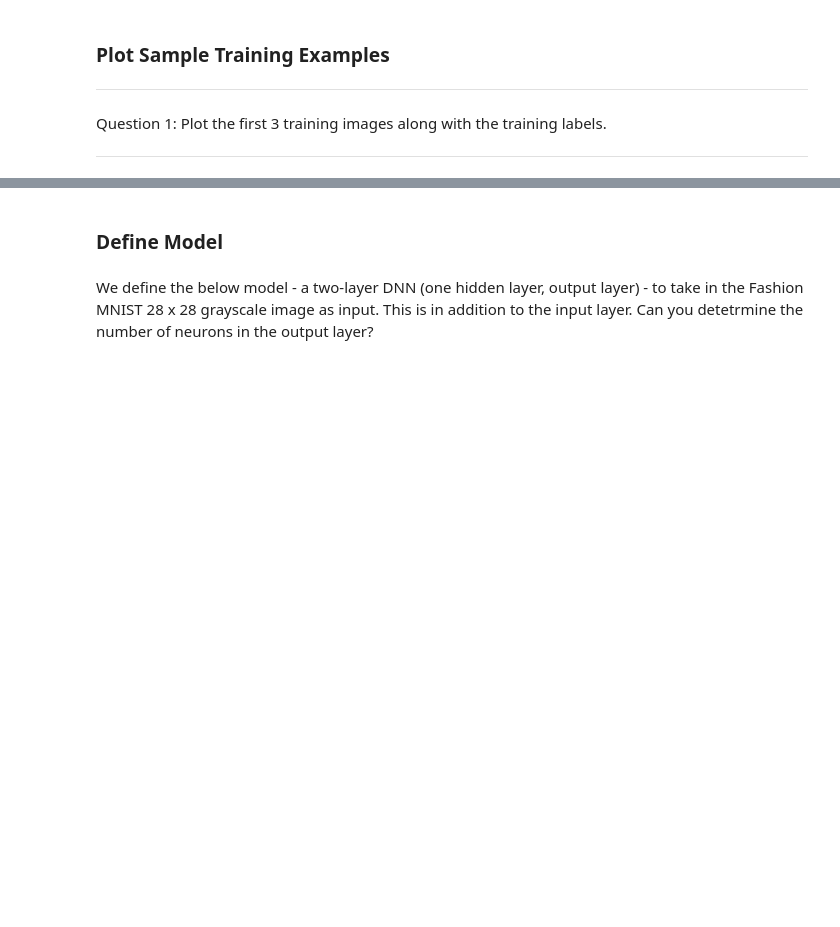
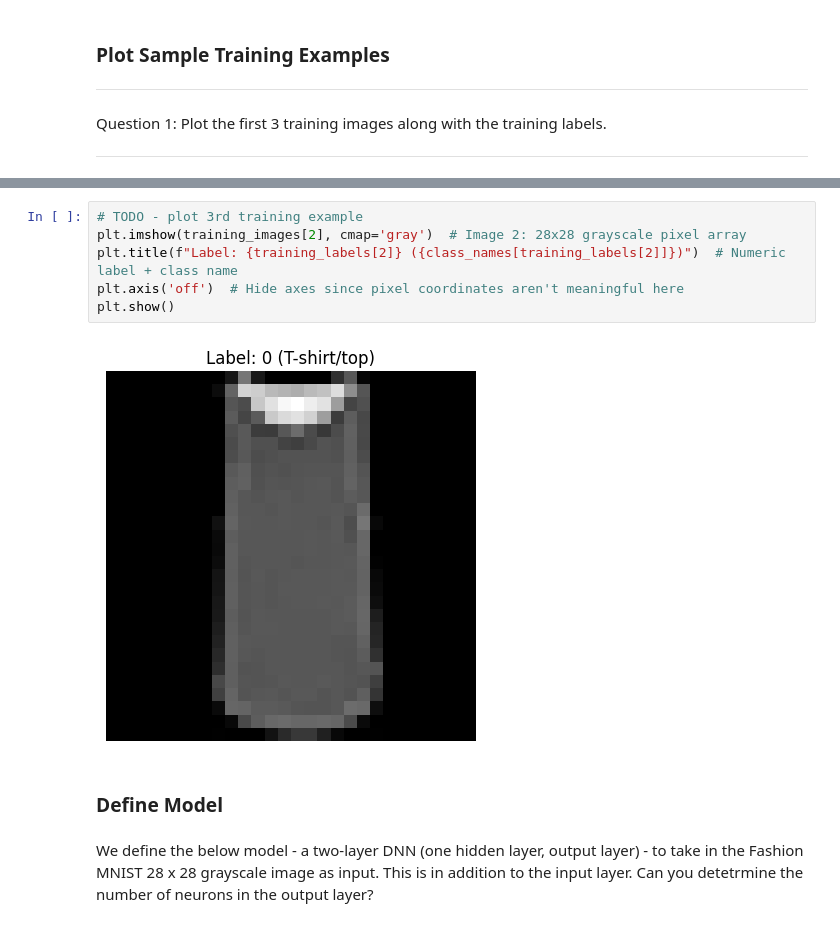
Before and after one commit to 3ffeisullin/Exercises, a Jupyter notebook: Fred_Feisullin_EmbeddedML_Assignment1_NN.ipynb, the cells around one changed output, grey strips where cells are left out. Saved outputs shown, nothing was run; the diff lists cells and outputs as text; blank space fills up the shorter version.

```diff
--- a/Fred_Feisullin_EmbeddedML_Assignment1_NN.ipynb
+++ b/Fred_Feisullin_EmbeddedML_Assignment1_NN.ipynb
@@ -174,3 +202,11 @@ Question 1: Plot the first 3 training images along with the training labels.
+# %%
+# TODO - plot 3rd training example
+plt.imshow(training_images[2], cmap='gray')  # Image 2: 28x28 grayscale pixel array
+plt.title(f"Label: {training_labels[2]} ({class_names[training_labels[2]]})")  # Numeric label + class name
+plt.axis('off')  # Hide axes since pixel coordinates aren't meaningful here
+plt.show()
+# %% [output]
+[figure, added]
 # %% [markdown]
 ### Define Model
 # %% [markdown]
```
Also changed, not shown: parts of 31 cells of this notebook.
